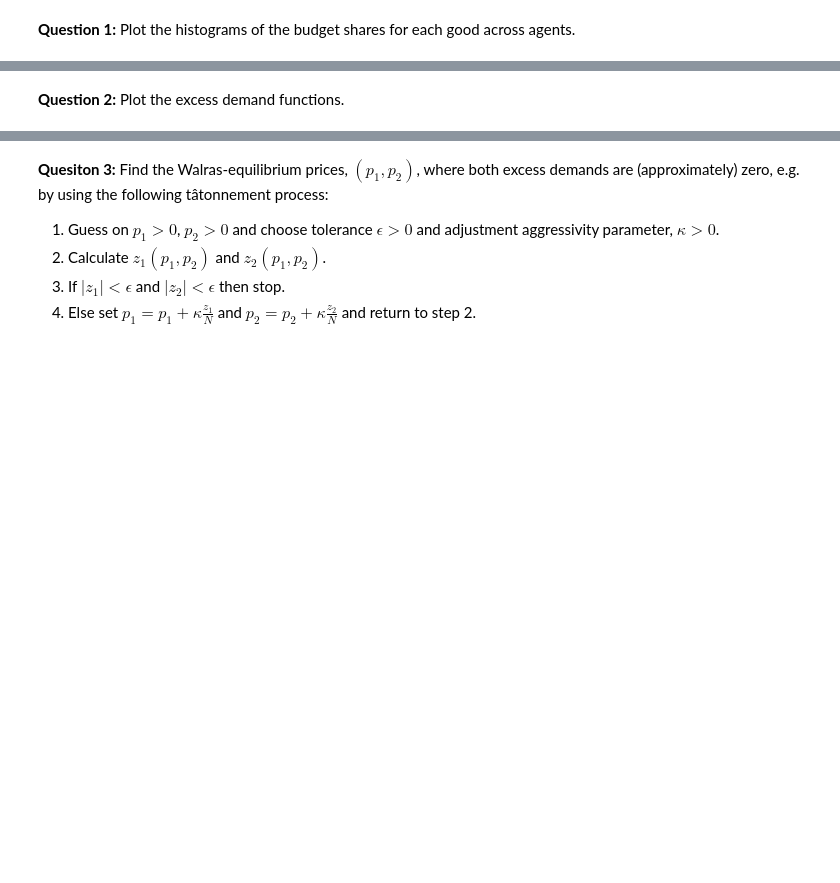
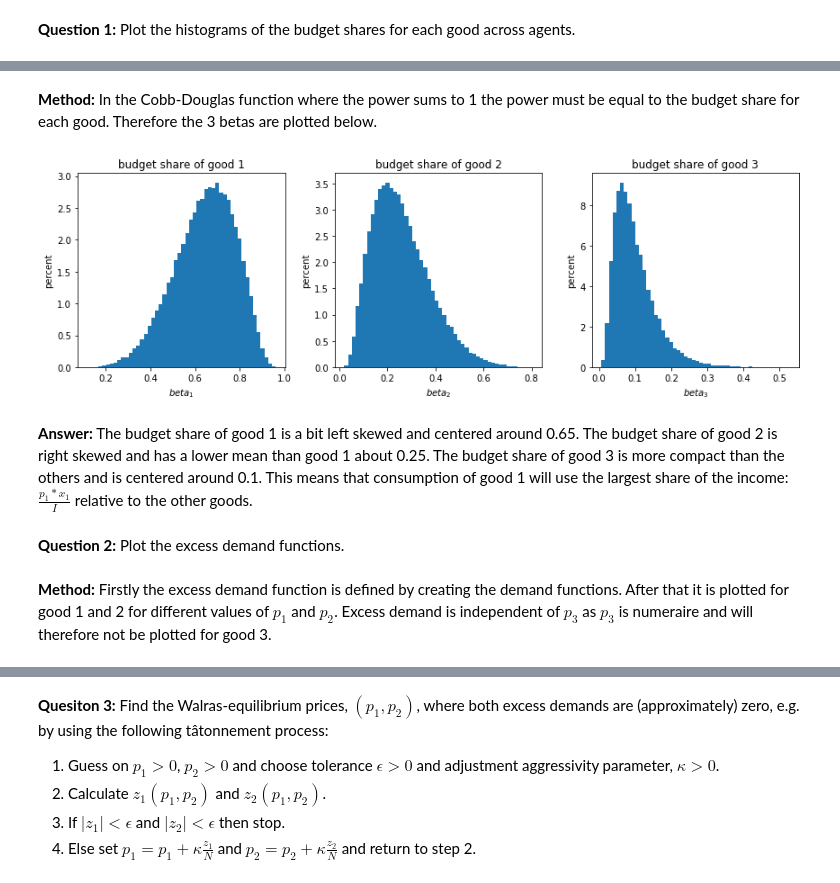
Before and after one commit to NumEconCopenhagen/projects-2019-pbj, a Jupyter notebook: examproject/Examproject/Examproject/examproject.ipynb, the cells around one changed output, grey strips where cells are left out. Saved outputs shown, nothing was run; the diff lists cells and outputs as text; code cells hidden in the pictures; blank space fills up the shorter version.

```diff
--- a/examproject/Examproject/Examproject/examproject.ipynb
+++ b/examproject/Examproject/Examproject/examproject.ipynb
@@ -240,32 +245,26 @@ Text(0.5, 1.0, 'labor supply in period 1')
 # %%
 # a. define a vector of b where b >= w = 2
-b_vec = np.linspace(2,10,20)
+b_vec = np.linspace(2, 10, 20)
 
 # b. define vector
-l1_vec_q3 = np.empty(len(b_vec), dtype=int)
+l1_vec_q3 = np.empty(len(b_vec), dtype = int)
 
 # c. compare v1 for l1 = 0 and l1 = 1 and return the l1 that maximizes v1
 for i in range(len(b_vec)):
-    if (v1(0, w, b_vec[i], rho, gamma, h_vec[99], Delta, beta, v2_interp) > v1(1, w, b_vec[i], rho, gamma, h_vec[99], Delta, beta, v2_interp)) == True:
+    if (v1(0, w, b_vec[i], rho, gamma, h_vec[99], Delta, beta, v2_interp)
+        > v1(1, w, b_vec[i], rho, gamma, h_vec[99], Delta, beta, v2_interp)) == True:
         l1_vec_q3[i] = 0
     else:
         l1_vec_q3[i] = 1
 
-# d. print labor supply and check if it is 1 for some values of b
-print(l1_vec_q3)
-
-# e. illustrate period 1 result
+# d. illustrate period 1 result
 fig = plt.figure()
 ax = fig.add_subplot(1, 1, 1)
 ax.plot(b_vec, l1_vec_q3)
 
-# f. set grids
+# e. adjust plot
 ax.grid()
-
-# g. set labels
 ax.set_ylabel('labor supply')
 ax.set_xlabel('benefits, b')
-
-# h. set title
 ax.set_title('labor supply in period 1 for different levels of benefits with h=1.5 and w=2')
 # %% [output]
@@ -522,7 +522,7 @@ c = np.random.normal(loc = 0, scale = sigma_c, size = T)
 # b. create a simulation-function for later use
 def simulation(T, phi_custom):
     """
-    returns pi and y for T simulations of the AS-AD model described above
+    returns (pi, y) for T simulations of the AS-AD model described above
 
     parameters:
         T: number of simulations
@@ -542,8 +542,10 @@ def simulation(T, phi_custom):
         s_vec.append(s_func(s_vec[t-1], c[t]))
 
         # 2. compute y og pi
-        y_vec_q4.append(y_func(pi_vec_q4[t-1], y_vec_q4[t-1], v_vec[t], s_vec[t], s_vec[t-1], alpha, h, b, phi_custom, gamma))
-        pi_vec_q4.append(pi_func(pi_vec_q4[t-1], y_vec_q4[t-1], v_vec[t], s_vec[t], s_vec[t-1], alpha, h, b, phi_custom, gamma))
+        y_vec_q4.append(y_func(pi_vec_q4[t-1], y_vec_q4[t-1], v_vec[t], s_vec[t], s_vec[t-1],
+                               alpha, h, b, phi_custom, gamma))
+        pi_vec_q4.append(pi_func(pi_vec_q4[t-1], y_vec_q4[t-1], v_vec[t], s_vec[t], s_vec[t-1],
+                                 alpha, h, b, phi_custom, gamma))
 
     # iii. convert lists to numpy arrays
     pi_vec_q4 = np.array(pi_vec_q4)
@@ -860,2 +827,26 @@ plt.show()
+# %% [markdown]
+**Method:** In the Cobb-Douglas function where the power sums to 1 the power must be equal to the budget share for each good. Therefore the 3 betas are plotted below.
+# %%
+# a. create figure with 3 subplots
+fig, ax = plt.subplots(1, 3)
+
+# b. plot the betas
+ax[0].hist(betas[:,0], bins = 50, density = True, histtype = 'bar')
+ax[1].hist(betas[:,1], bins = 50, density = True, histtype = 'bar')
+ax[2].hist(betas[:,2], bins = 50, density = True, histtype = 'bar')
+
+# c. adjust the graphs
+for i in range(3):
+    ax[i].set_title(f'budget share of good {i+1}')
+    ax[i].set_ylabel('percent')
+    ax[i].set_xlabel(f'$beta_{i+1}$')
+fig.set_figheight(4)
+fig.set_figwidth(12)
+fig.tight_layout()
+plt.show()
+# %% [output]
+[figure, added]
+# %% [markdown]
+**Answer:** The budget share of good 1 is a bit left skewed and centered around 0.65. The budget share of good 2 is right skewed and has a lower mean than good 1 about 0.25. The budget share of good 3 is more compact than the others and is centered around 0.1. This means that consumption of good 1 will use the largest share of the income: $\frac{p_1*x_1}{I}$ relative to the other goods.
 # %% [markdown]
 **Question 2:** Plot the excess demand functions.
@@ -903,0 +853,2 @@ def excess_demand_2(p1, p2, e1, e2, e3, betas):
+# %% [markdown]
+**Method:** Firstly the excess demand function is defined by creating the demand functions. After that it is plotted for good 1 and 2 for different values of $p_1$ and $p_2$. Excess demand is independent of $p_3$ as $p_3$ is numeraire and will therefore not be plotted for good 3.
```
Also changed, not shown: parts of 40 cells of this notebook, 5 other files.
